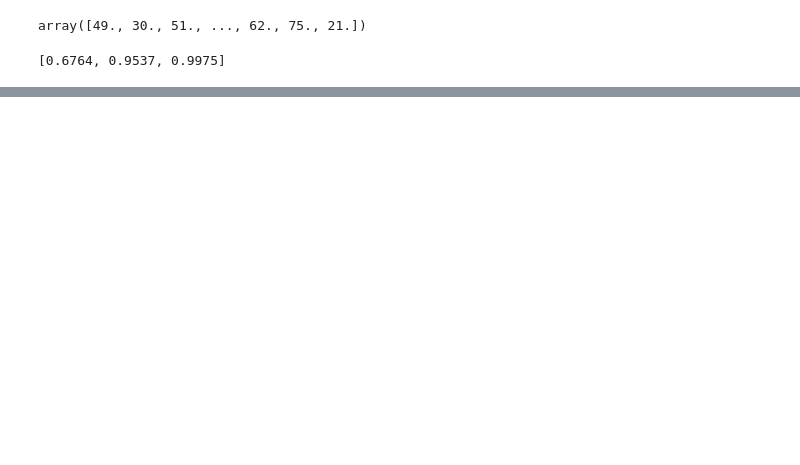
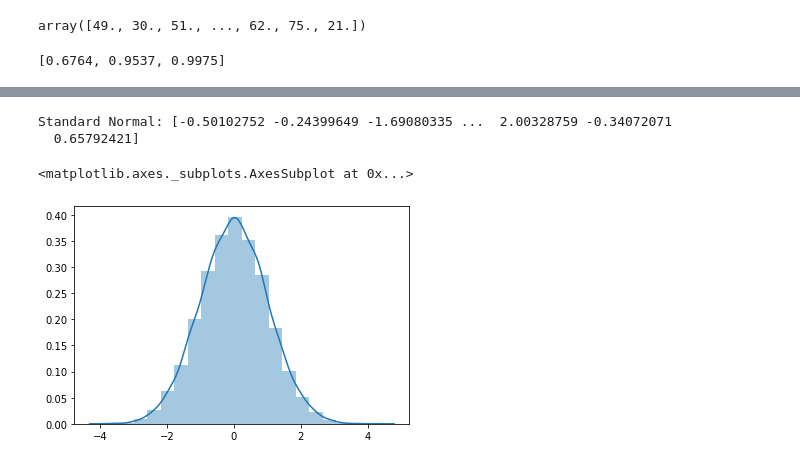
Before and after one commit to noriegaian/Technical-Toolbox, a Jupyter notebook: Python/Ian/Data Structures & Algorithms in Python.ipynb, the cells around one changed output, grey strips where cells are left out. Drawn from its saved outputs; the diff is of its cells as text; code cells hidden in the pictures; blank space fills up the shorter version.

```diff
--- a/Python/Ian/Data Structures & Algorithms in Python.ipynb
+++ b/Python/Ian/Data Structures & Algorithms in Python.ipynb
@@ -795,0 +813,17 @@ normality_test(sample_list)
+# %%
+# standard normal distribution
+import numpy as np
+import random
+import seaborn as sns
+
+# generate random sample
+sample_standardnormal = np.random.randn(10000) # n
+print('Standard Normal:', sample_standardnormal)
+
+# generate histogram
+sns.distplot(sample_standardnormal, bins = 20, kde = True)
+# %% [output]
+Standard Normal: [-0.50102752 -0.24399649 -1.69080335 ...  2.00328759 -0.34072071
+  0.65792421]
+<matplotlib.axes._subplots.AxesSubplot at 0x...>
+[figure, added]
```
Also changed, not shown: parts of 9 cells of this notebook.
